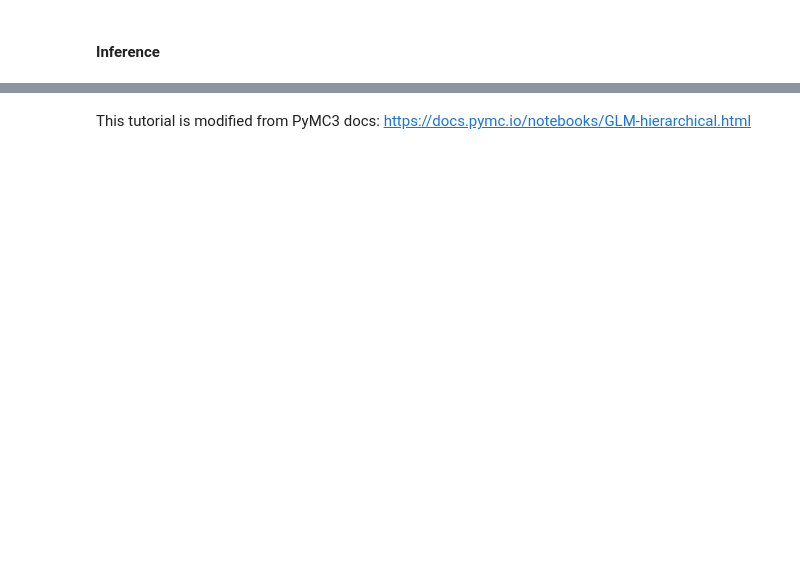
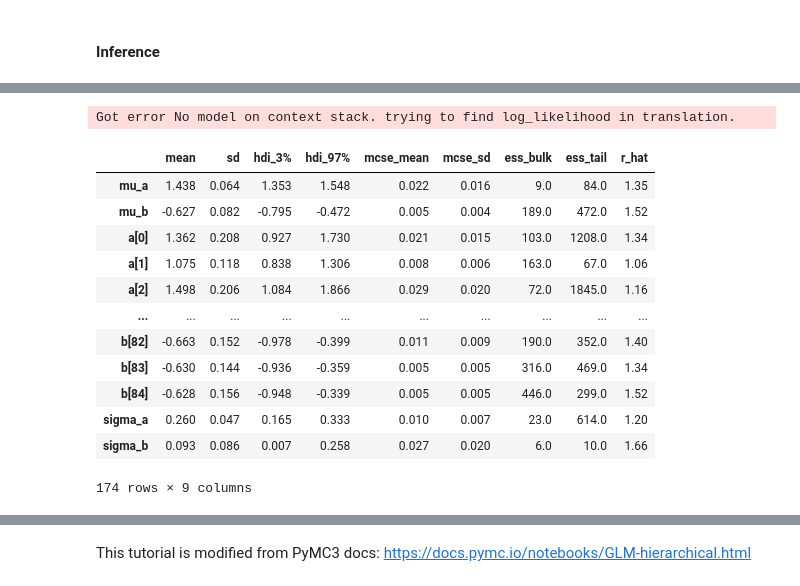
Before and after one commit to zhonglizhang/2022-CS109B, a Jupyter notebook: content/labs/lab03/cs109b_lab03_hier_2022.ipynb, the cells around one changed output, grey strips where cells are left out. Drawn from its saved outputs; the diff is of its cells as text; code cells hidden in the pictures; blank space fills up the shorter version.

```diff
--- a/content/labs/lab03/cs109b_lab03_hier_2022.ipynb
+++ b/content/labs/lab03/cs109b_lab03_hier_2022.ipynb
@@ -57,5 +61,5 @@ df['log_radon'] = df['log_radon'].astype('float')
 county_names = df.county.unique()
 county_idx = df.county_code.values
 
-n_counties = len(df.county.unique())
+n_counties = len(county_names)
 df.head()
@@ -277,6 +395,21 @@ pm.traceplot(hierarchical_trace, var_names=['mu_a', 'mu_b',
 # %%
 results = pm.summary(hierarchical_trace)
-results[:10]
+results
+# %% [output]
+Got error No model on context stack. trying to find log_likelihood in translation.
+|  | mean | sd | hdi_3% | hdi_97% | mcse_mean | mcse_sd | ess_bulk | ess_tail | r_hat |
+| mu_a | 1.438 | 0.064 | 1.353 | 1.548 | 0.022 | 0.016 | 9.0 | 84.0 | 1.35 |
+| mu_b | -0.627 | 0.082 | -0.795 | -0.472 | 0.005 | 0.004 | 189.0 | 472.0 | 1.52 |
+| a[0] | 1.362 | 0.208 | 0.927 | 1.730 | 0.021 | 0.015 | 103.0 | 1208.0 | 1.34 |
+| a[1] | 1.075 | 0.118 | 0.838 | 1.306 | 0.008 | 0.006 | 163.0 | 67.0 | 1.06 |
+| a[2] | 1.498 | 0.206 | 1.084 | 1.866 | 0.029 | 0.020 | 72.0 | 1845.0 | 1.16 |
+| ... | ... | ... | ... | ... | ... | ... | ... | ... | ... |
+| b[82] | -0.663 | 0.152 | -0.978 | -0.399 | 0.011 | 0.009 | 190.0 | 352.0 | 1.40 |
+| b[83] | -0.630 | 0.144 | -0.936 | -0.359 | 0.005 | 0.005 | 316.0 | 469.0 | 1.34 |
+| b[84] | -0.628 | 0.156 | -0.948 | -0.339 | 0.005 | 0.005 | 446.0 | 299.0 | 1.52 |
+| sigma_a | 0.260 | 0.047 | 0.165 | 0.333 | 0.010 | 0.007 | 23.0 | 614.0 | 1.20 |
+| sigma_b | 0.093 | 0.086 | 0.007 | 0.258 | 0.027 | 0.020 | 6.0 | 10.0 | 1.66 |
+174 rows × 9 columns
 # %%
 # plot just a subset of the countries
 counties = ['HENNEPIN','AITKIN','WASHINGTON', 'LAKE OF THE WOODS', 'YELLOW MEDICINE', 'ANOKA']
```
Also changed, not shown: parts of 22 cells of this notebook, 18 other files.
